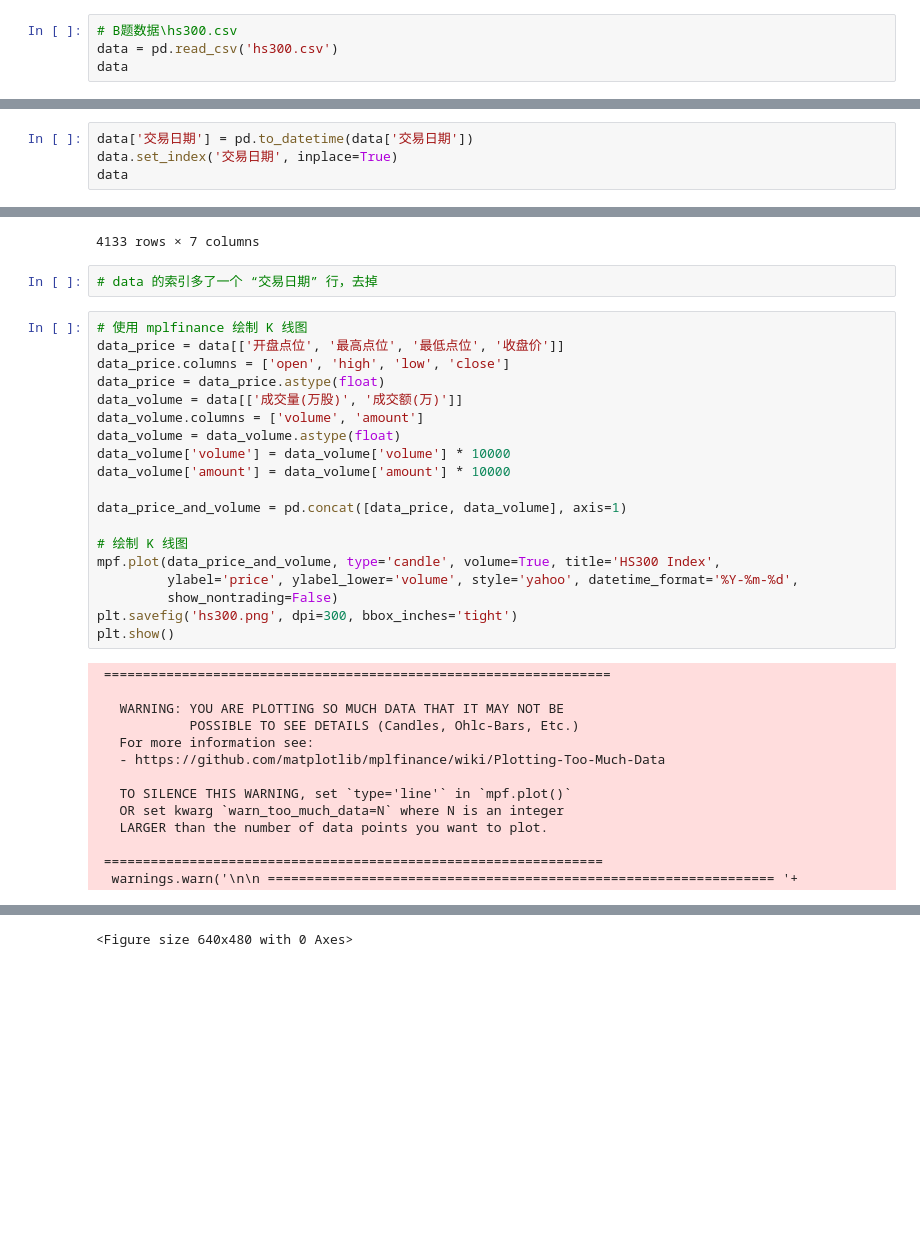
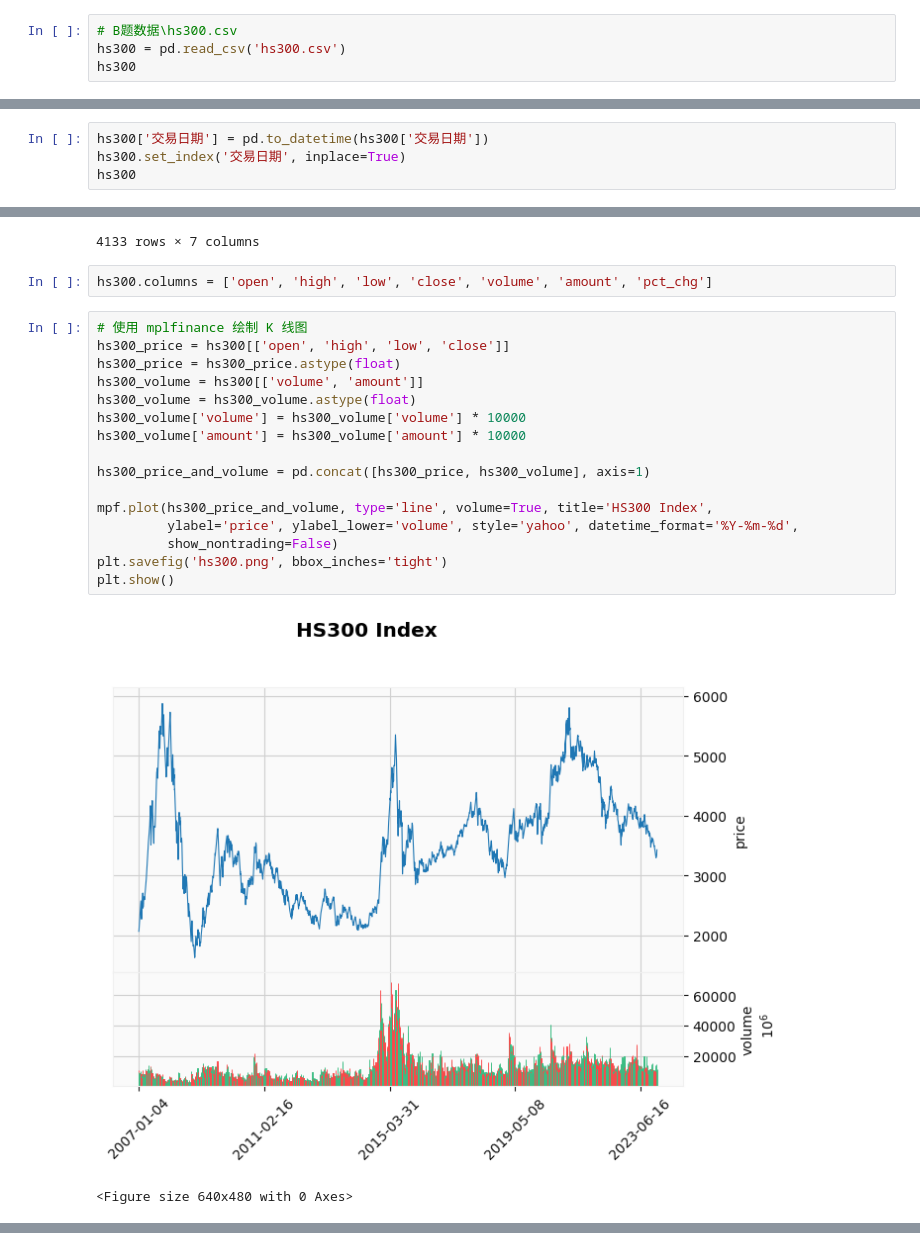
Before and after one commit to Str8Chr/hs300strategy, a Jupyter notebook: analysis.ipynb, the cells around one changed output, grey strips where cells are left out. Cells and saved outputs as stored; diff of their text form; blank space fills up the shorter version.

```diff
--- a/analysis.ipynb
+++ b/analysis.ipynb
@@ -36,8 +43,8 @@ mpf_style = mpf.make_mpf_style(base_mpf_style='tradingview', rc={'font.family':
 # plt.rcParams['axes.unicode_minus'] = False
 # %%
 # B题数据\hs300.csv
-data = pd.read_csv('hs300.csv')
-data
+hs300 = pd.read_csv('hs300.csv')
+hs300
 # %% [output]
 |  | 交易日期 | 开盘点位 | 最高点位 | 最低点位 | 收盘价 | 成交量(万股) | 成交额(万) | 涨跌幅(%) |
 | 0 | 2007-01-04 | 2073.25 | 2139.49 | 2054.24 | 2067.09 | 1067197.07 | 8238107.26 | 1.28 |
@@ -53,9 +60,9 @@ data
 | 4132 | 2023-12-29 | 3411.11 | 3432.54 | 3409.58 | 3431.11 | 1149289.32 | 19357318.05 | 0.49 |
 4133 rows × 8 columns
 # %%
-data['交易日期'] = pd.to_datetime(data['交易日期'])
-data.set_index('交易日期', inplace=True)
-data
+hs300['交易日期'] = pd.to_datetime(hs300['交易日期'])
+hs300.set_index('交易日期', inplace=True)
+hs300
 # %% [output]
 |  | 开盘点位 | 最高点位 | 最低点位 | 收盘价 | 成交量(万股) | 成交额(万) | 涨跌幅(%) |
 | 交易日期 |  |  |  |  |  |  |  |
@@ -71,38 +78,24 @@ data
 | 2023-12-28 | 3335.56 | 3423.40 | 3331.21 | 3414.54 | 1480648.51 | 24585563.45 | 2.34 |
 | 2023-12-29 | 3411.11 | 3432.54 | 3409.58 | 3431.11 | 1149289.32 | 19357318.05 | 0.49 |
 4133 rows × 7 columns
-# %%
-# data 的索引多了一个 “交易日期” 行，去掉
+# %%
+hs300.columns = ['open', 'high', 'low', 'close', 'volume', 'amount', 'pct_chg']
 # %%
 # 使用 mplfinance 绘制 K 线图
-data_price = data[['开盘点位', '最高点位', '最低点位', '收盘价']]
-data_price.columns = ['open', 'high', 'low', 'close']
-data_price = data_price.astype(float)
-data_volume = data[['成交量(万股)', '成交额(万)']]
-data_volume.columns = ['volume', 'amount']
-data_volume = data_volume.astype(float)
-data_volume['volume'] = data_volume['volume'] * 10000
-data_volume['amount'] = data_volume['amount'] * 10000
+hs300_price = hs300[['open', 'high', 'low', 'close']]
+hs300_price = hs300_price.astype(float)
+hs300_volume = hs300[['volume', 'amount']]
+hs300_volume = hs300_volume.astype(float)
+hs300_volume['volume'] = hs300_volume['volume'] * 10000
+hs300_volume['amount'] = hs300_volume['amount'] * 10000
 
-data_price_and_volume = pd.concat([data_price, data_volume], axis=1)
+hs300_price_and_volume = pd.concat([hs300_price, hs300_volume], axis=1)
 
-# 绘制 K 线图
-mpf.plot(data_price_and_volume, type='candle', volume=True, title='HS300 Index',
+mpf.plot(hs300_price_and_volume, type='line', volume=True, title='HS300 Index',
          ylabel='price', ylabel_lower='volume', style='yahoo', datetime_format='%Y-%m-%d',
          show_nontrading=False)
-plt.savefig('hs300.png', dpi=300, bbox_inches='tight')
+plt.savefig('hs300.png', bbox_inches='tight')
 plt.show()
 # %% [output]
+[figure, new version]
- =================================================================
-
-   WARNING: YOU ARE PLOTTING SO MUCH DATA THAT IT MAY NOT BE
-            POSSIBLE TO SEE DETAILS (Candles, Ohlc-Bars, Etc.)
-   For more information see:
-   - https://github.com/matplotlib/mplfinance/wiki/Plotting-Too-Much-Data
-
-   TO SILENCE THIS WARNING, set `type='line'` in `mpf.plot()`
-   OR set kwarg `warn_too_much_data=N` where N is an integer
-   LARGER than the number of data points you want to plot.
-
- ================================================================
-  warnings.warn('\n\n ================================================================= '+
+<Figure size 640x480 with 0 Axes>
@@ -110 +101,0 @@ plt.show()
-<Figure size 640x480 with 0 Axes>
```
Also changed, not shown: parts of 8 cells of this notebook, 1 other file.
